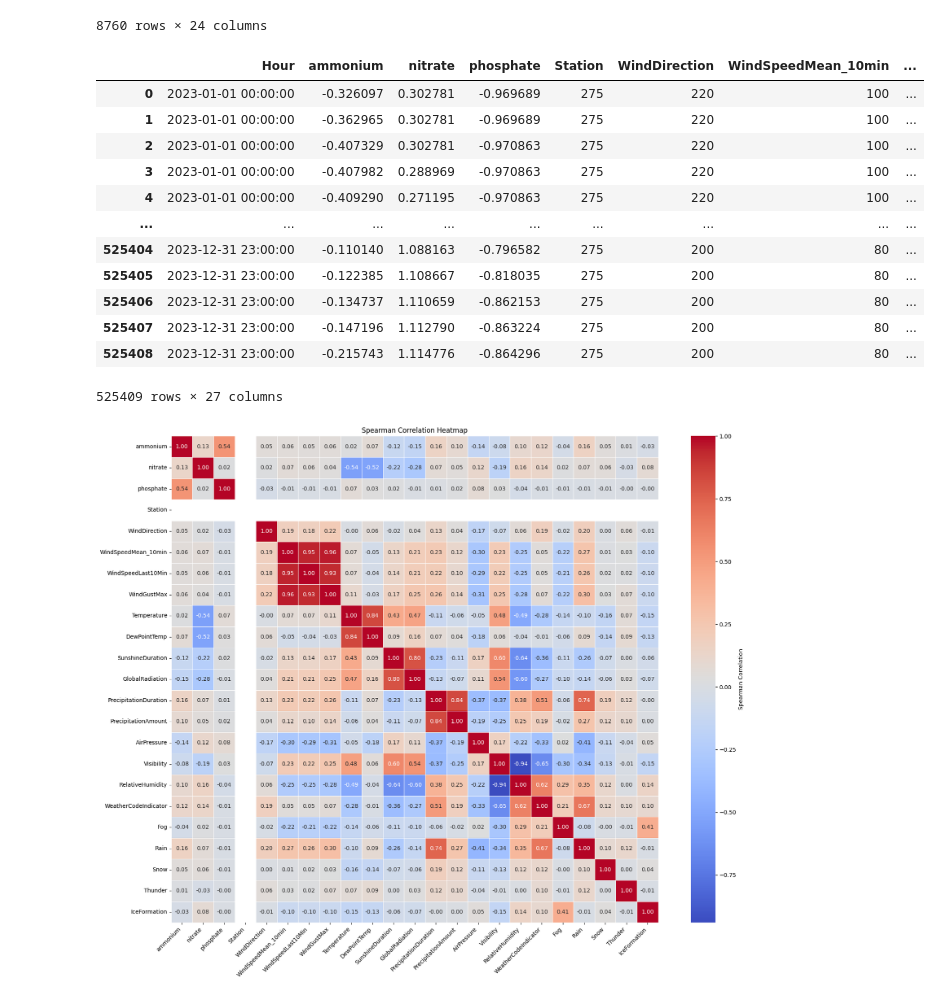
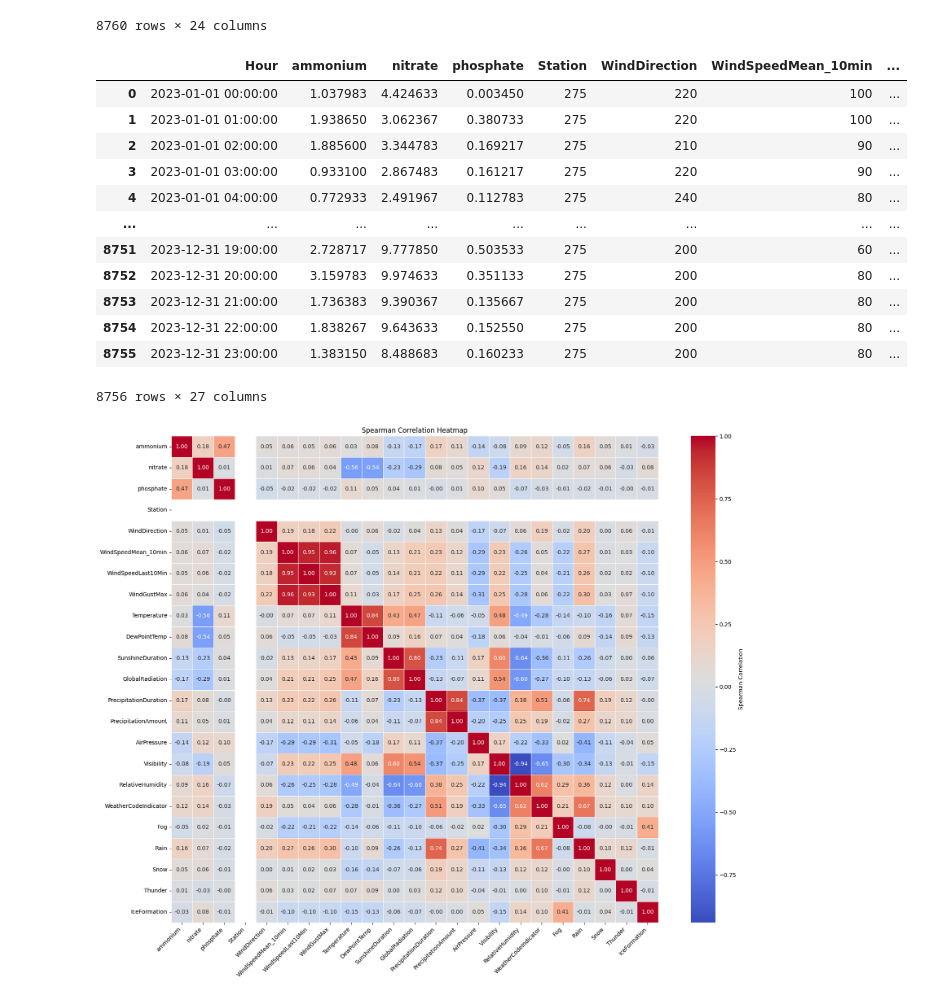
Before and after one commit to georgyHZ/DuskpetalHoppers, a Jupyter notebook: Iteration1.ipynb, the cells around one changed output. Drawn from its saved outputs; the diff is of its cells as text; code cells hidden in the pictures.

```diff
--- a/Iteration1.ipynb
+++ b/Iteration1.ipynb
@@ -98,26 +98,8 @@ chemicals_hourly = pd.DataFrame({
     'phosphate': chemicals['hstWaarde_phosphate']
 })
 
-chemicals_hourly = chemicals_hourly.dropna(subset=['ammonium', 'nitrate', 'phosphate'], how='all')
+hourly_means = chemicals_hourly.groupby('Hour')[['ammonium', 'nitrate', 'phosphate']].mean().reset_index()
 
-imputer = SimpleImputer(strategy='median')
-chemicals_imputed = pd.DataFrame(
-    imputer.fit_transform(chemicals_hourly[['ammonium', 'nitrate', 'phosphate']]),
-    columns=['ammonium', 'nitrate', 'phosphate']
-)
-
-log_transformed = np.log1p(chemicals_imputed)
-
-scaler = RobustScaler()
-scaled = pd.DataFrame(
-    scaler.fit_transform(log_transformed),
-    columns=['ammonium', 'nitrate', 'phosphate']
-)
-
-chemicals_hourly_scaled = pd.concat([chemicals_hourly[['Hour']].reset_index(drop=True), scaled], axis=1)
-
-hourly_scaled_means = chemicals_hourly_scaled.groupby('Hour').mean().reset_index()
-
-hourly_scaled_means
+hourly_means
 # %% [output]
 |  | Hour | ammonium | nitrate | phosphate |
@@ -183,22 +135,22 @@ weather
 | 8759 | 2023-12-31 23:00:00 | 275 | 200 | 80 | 90 | 150 | 86 | ... |
 8760 rows × 24 columns
 # %%
-combined = pd.merge(chemicals_hourly_scaled, weather, on='Hour', how='inner')
+combined = pd.merge(hourly_means, weather, on='Hour', how='inner')
 combined
 # %% [output]
 |  | Hour | ammonium | nitrate | phosphate | Station | WindDirection | WindSpeedMean_10min | ... |
-| 0 | 2023-01-01 00:00:00 | -0.326097 | 0.302781 | -0.969689 | 275 | 220 | 100 | ... |
-| 1 | 2023-01-01 00:00:00 | -0.362965 | 0.302781 | -0.969689 | 275 | 220 | 100 | ... |
-| 2 | 2023-01-01 00:00:00 | -0.407329 | 0.302781 | -0.970863 | 275 | 220 | 100 | ... |
-| 3 | 2023-01-01 00:00:00 | -0.407982 | 0.288969 | -0.970863 | 275 | 220 | 100 | ... |
-| 4 | 2023-01-01 00:00:00 | -0.409290 | 0.271195 | -0.970863 | 275 | 220 | 100 | ... |
+| 0 | 2023-01-01 00:00:00 | 1.037983 | 4.424633 | 0.003450 | 275 | 220 | 100 | ... |
+| 1 | 2023-01-01 01:00:00 | 1.938650 | 3.062367 | 0.380733 | 275 | 220 | 100 | ... |
+| 2 | 2023-01-01 02:00:00 | 1.885600 | 3.344783 | 0.169217 | 275 | 210 | 90 | ... |
+| 3 | 2023-01-01 03:00:00 | 0.933100 | 2.867483 | 0.161217 | 275 | 220 | 90 | ... |
+| 4 | 2023-01-01 04:00:00 | 0.772933 | 2.491967 | 0.112783 | 275 | 240 | 80 | ... |
 | ... | ... | ... | ... | ... | ... | ... | ... | ... |
-| 525404 | 2023-12-31 23:00:00 | -0.110140 | 1.088163 | -0.796582 | 275 | 200 | 80 | ... |
-| 525405 | 2023-12-31 23:00:00 | -0.122385 | 1.108667 | -0.818035 | 275 | 200 | 80 | ... |
-| 525406 | 2023-12-31 23:00:00 | -0.134737 | 1.110659 | -0.862153 | 275 | 200 | 80 | ... |
-| 525407 | 2023-12-31 23:00:00 | -0.147196 | 1.112790 | -0.863224 | 275 | 200 | 80 | ... |
-| 525408 | 2023-12-31 23:00:00 | -0.215743 | 1.114776 | -0.864296 | 275 | 200 | 80 | ... |
+| 8751 | 2023-12-31 19:00:00 | 2.728717 | 9.777850 | 0.503533 | 275 | 200 | 60 | ... |
+| 8752 | 2023-12-31 20:00:00 | 3.159783 | 9.974633 | 0.351133 | 275 | 200 | 80 | ... |
+| 8753 | 2023-12-31 21:00:00 | 1.736383 | 9.390367 | 0.135667 | 275 | 200 | 80 | ... |
+| 8754 | 2023-12-31 22:00:00 | 1.838267 | 9.643633 | 0.152550 | 275 | 200 | 80 | ... |
+| 8755 | 2023-12-31 23:00:00 | 1.383150 | 8.488683 | 0.160233 | 275 | 200 | 80 | ... |
-525409 rows × 27 columns
+8756 rows × 27 columns
 # %%
 numeric_data = combined.select_dtypes(include='number')
 spearman_corr = numeric_data.corr(method='spearman')
```
Also changed, not shown: parts of 20 cells of this notebook, 1 other file.
